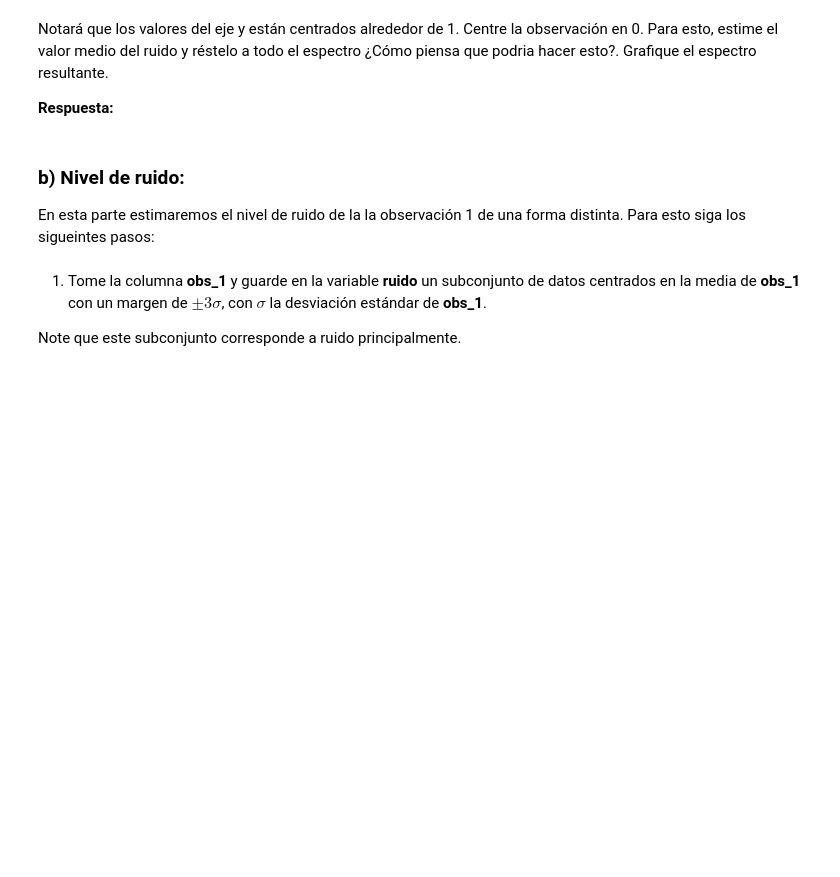
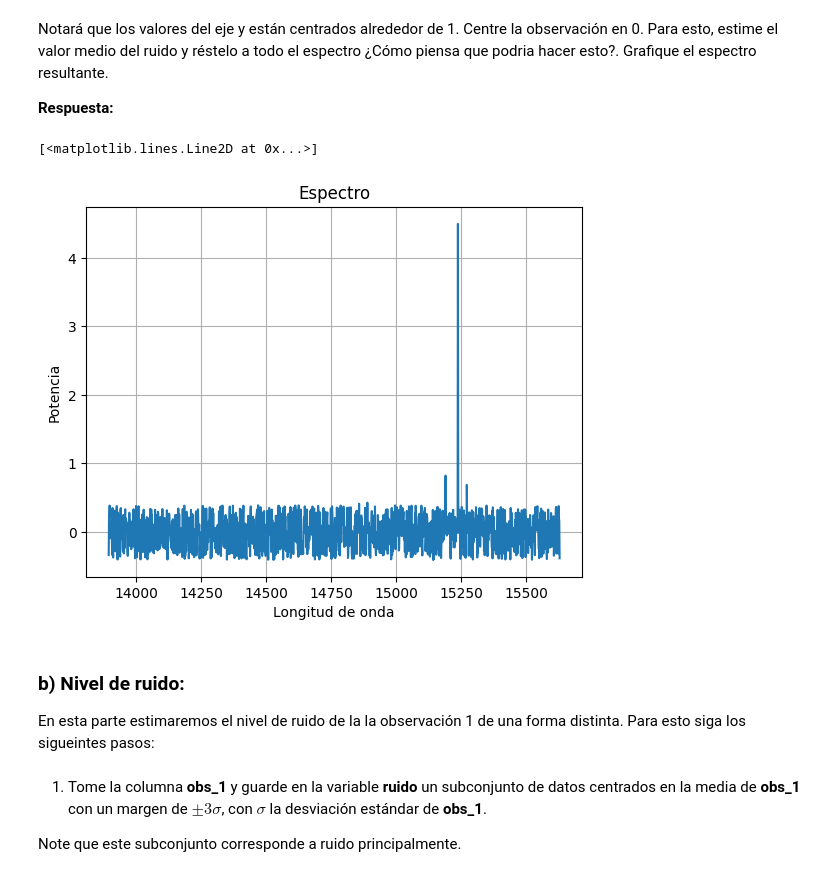
Before and after one commit to aliwen-figueroa/Tarea-2-aliwen-figueroa-, a Jupyter notebook: Tarea2.ipynb, the cells around one changed output. Saved outputs shown, nothing was run; the diff lists cells and outputs as text; code cells hidden in the pictures; blank space fills up the shorter version.

```diff
--- a/Tarea2.ipynb
+++ b/Tarea2.ipynb
@@ -214,3 +239,16 @@ Notará que los valores del eje y están centrados alrededor de 1. Centre la obs
+# %%
+# Grafique el espectro centrado en 0 aquí
+mu_obs_1 = data["obs_1"].mean()
+
+plt.figure()
+plt.grid(True)
+plt.title("Espectro")
+plt.xlabel("Longitud de onda")
+plt.ylabel("Potencia")
+plt.plot(Wlth,obs_1-mu_obs_1)
+# %% [output]
+[<matplotlib.lines.Line2D at 0x...>]
+[figure, added]
 # %% [markdown]
 ### b) Nivel de ruido:
 
```
Also changed, not shown: parts of 10 cells of this notebook.
